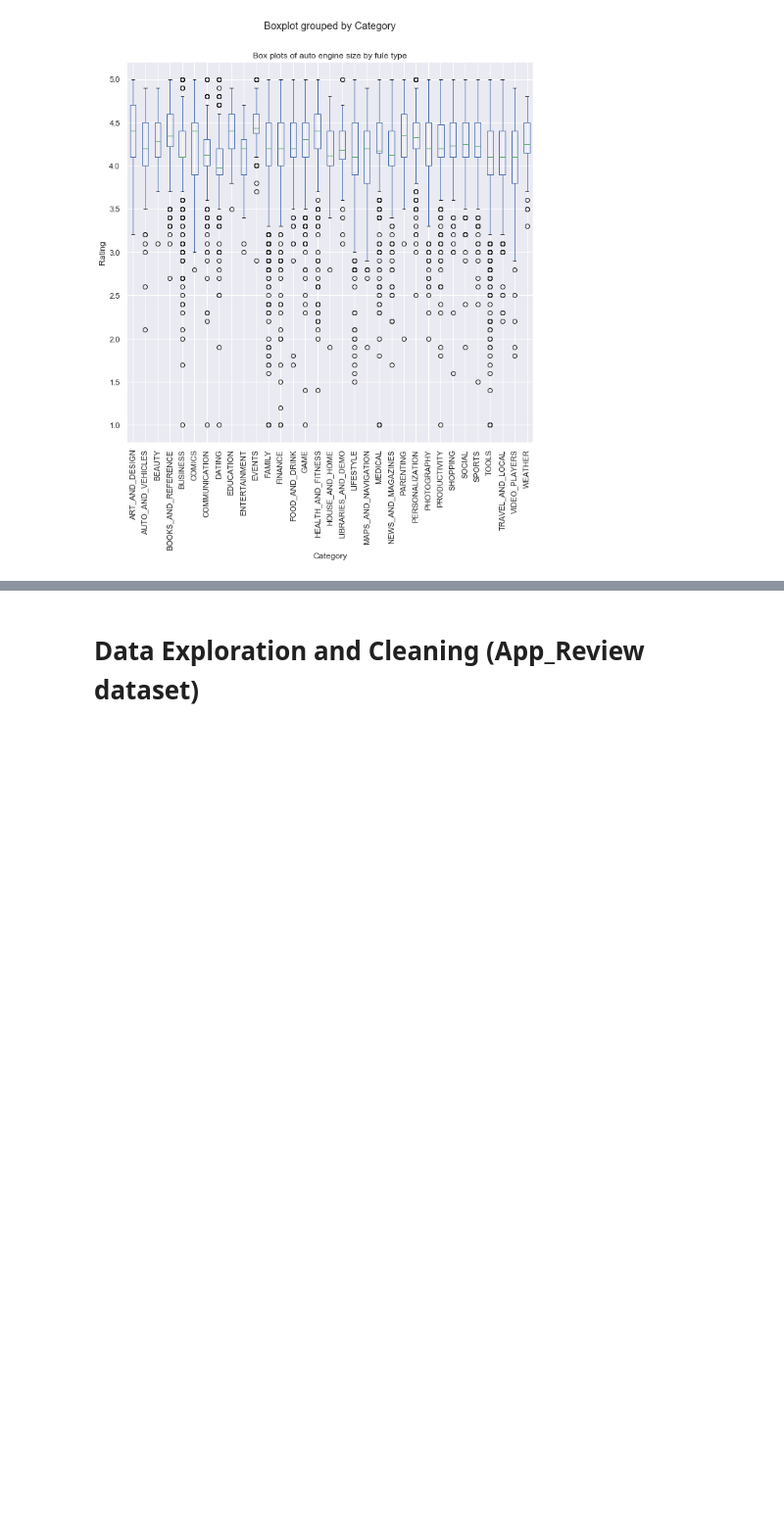
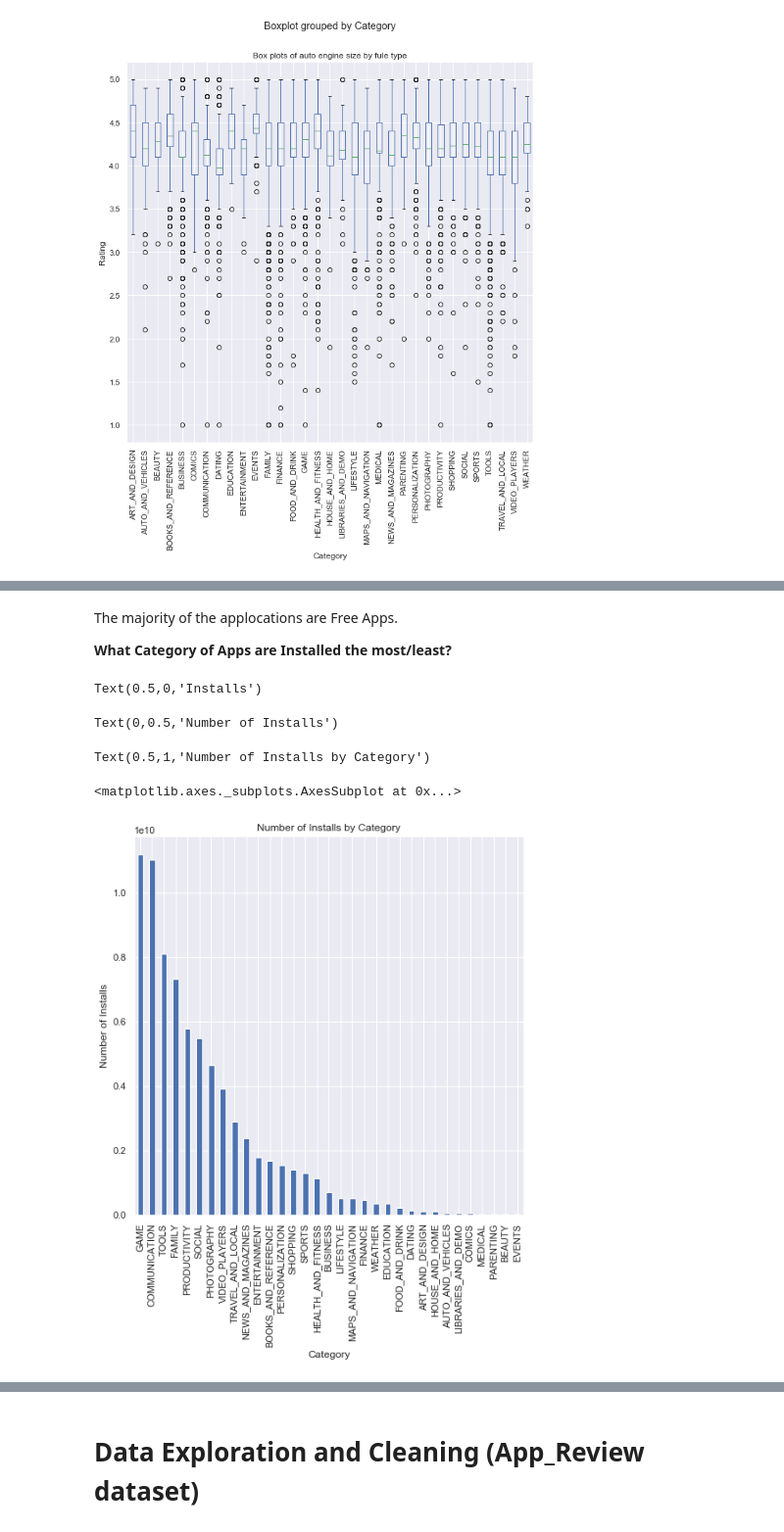
Before and after one commit to kpratikin/Google-App-Store, a Jupyter notebook: Google Play Strore Applications Data.ipynb, the cells around one changed output, grey strips where cells are left out. Shown: that part at 98% size. Saved outputs shown, nothing was run; the diff lists cells and outputs as text; code cells hidden in the pictures; blank space fills up the shorter version.

```diff
--- a/Google Play Strore Applications Data.ipynb
+++ b/Google Play Strore Applications Data.ipynb
@@ -404,0 +420,17 @@ Comics, Events and Arts & Designs (Categories) Apps gets avrage highest ratings.
+# %% [markdown]
+The majority of the applocations are Free Apps.<br>
+
+<b> What Category of Apps are Installed the most/least?
+# %%
+fig = plt.figure(figsize=(8,8))
+ax= fig.gca()
+ax.set_xlabel('Installs')
+ax.set_ylabel('Number of Installs')
+ax.set_title('Number of Installs by Category')
+df_appinfo.groupby('Category').Installs.sum().sort_values(ascending=False).plot.bar(ax=ax)
+# %% [output]
+Text(0.5,0,'Installs')
+Text(0,0.5,'Number of Installs')
+Text(0.5,1,'Number of Installs by Category')
+<matplotlib.axes._subplots.AxesSubplot at 0x...>
+[figure, added]
```
Also changed, not shown: parts of 9 cells of this notebook.
